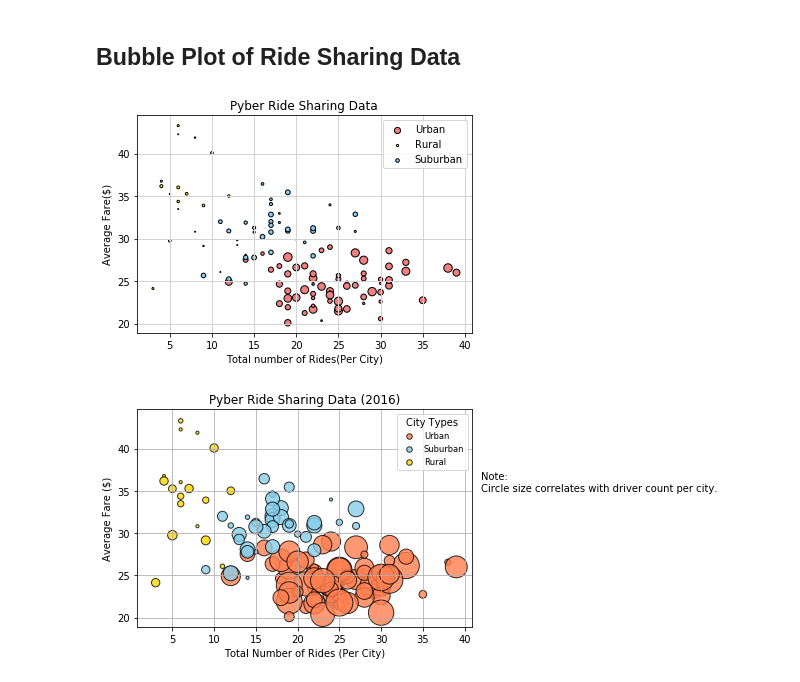
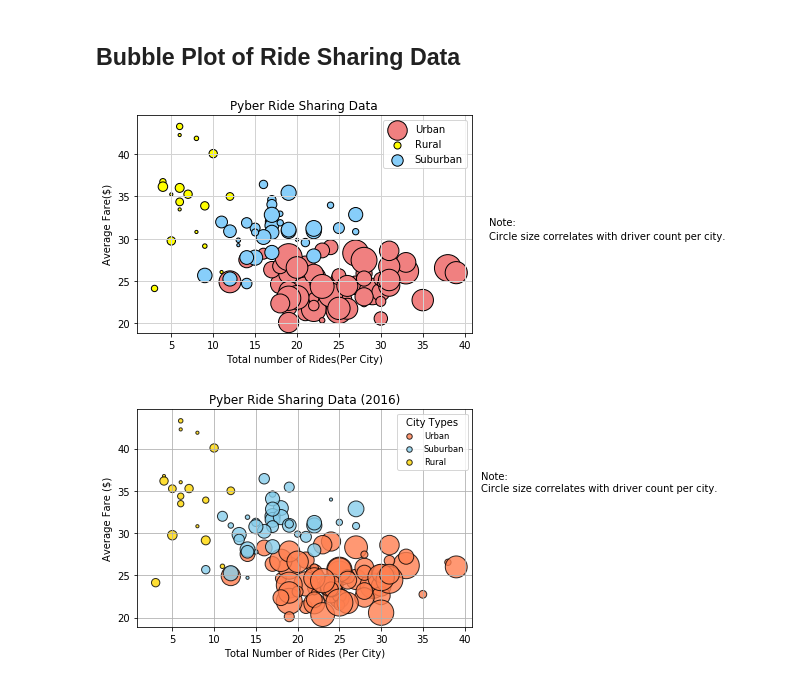
Before and after one commit to vabigdatamover/Barhorst_DataBootCamp_HW, a Jupyter notebook: Barhorst-Homework/Unit_5_Matplolib_Homework/Pyber/Barhorst_Matplotlib_v1.ipynb, the cells around one changed output. Drawn from its saved outputs; the diff is of its cells as text; code cells hidden in the pictures.

```diff
--- a/Barhorst-Homework/Unit_5_Matplolib_Homework/Pyber/Barhorst_Matplotlib_v1.ipynb
+++ b/Barhorst-Homework/Unit_5_Matplolib_Homework/Pyber/Barhorst_Matplotlib_v1.ipynb
@@ -28,12 +28,12 @@ transportation_data_complete.head()
 ## Bubble Plot of Ride Sharing Data
 # %%
 #average fare per city and type
-city_group=transportation_data_complete.groupby(["city","type"])
-average_fare=city_group["fare"].mean().reset_index()
-average_fare_by_type=average_fare.set_index('type')
-average_fare_urban=average_fare_by_type.loc["Urban"]
-average_fare_rural=average_fare_by_type.loc["Rural"]
-average_fare_suburban=average_fare_by_type.loc["Suburban"]
+#city_group=transportation_data_complete.groupby(["city","type"])
+#average_fare=city_group["fare"].mean().reset_index()
+#average_fare_by_type=average_fare.set_index('type')
+#average_fare_urban=average_fare_by_type.loc["Urban"]
+#average_fare_rural=average_fare_by_type.loc["Rural"]
+#average_fare_suburban=average_fare_by_type.loc["Suburban"]
 
 #total number of rides per city
 count_rides=city_group['ride_id'].count().reset_index()
@@ -43,48 +43,57 @@ count_rides_rural=count_rides_by_type.loc["Rural"]
 count_rides_suburban=count_rides_by_type.loc["Suburban"]
 
 #total number of drivers per city
-drivers=city_data[["city","driver_count","type"]]
-drivers_by_type=drivers.set_index('type')
-drivers_urban=drivers_by_type.loc["Urban"]
-drivers_rural=drivers_by_type.loc["Rural"]
-drivers_suburban=drivers_by_type.loc["Suburban"]
+#drivers=city_data[["city","driver_count","type"]]
+#drivers_by_type=drivers.set_index('type')
+#drivers_urban=drivers_by_type.loc["Urban"]
+#drivers_rural=drivers_by_type.loc["Rural"]
+#drivers_suburban=drivers_by_type.loc["Suburban"]
 # %%
 # Obtain the x and y coordinates for each of the three city types
 
 #plot data for Urban cities
 x_urban= count_rides_urban['ride_id']
 y_urban= average_fare_urban['fare']
-plt.scatter(x_urban,y_urban, color="lightcoral",edgecolors= "black",s=drivers_urban['driver_count'],alpha=1.0,
+plt.scatter(x_urban,y_urban, color="lightcoral",edgecolors= "black",s=drivers_urban['driver_count']*10,alpha=1.0,
            label="Urban")
 
 #plot data for Rural cities
 x_rural= count_rides_rural['ride_id']
 y_rural= average_fare_rural['fare']
-plt.scatter(x_rural,y_rural,color="yellow",edgecolors= "black", s=drivers_rural['driver_count'],alpha=1.0,
+plt.scatter(x_rural,y_rural,color="yellow",edgecolors= "black", s=drivers_rural['driver_count']*10,alpha=1.0,
             label="Rural")
 
 #plot data for Suburban cities
 x_suburban= count_rides_suburban['ride_id']
 y_suburban= average_fare_suburban['fare']
-plt.scatter(x_suburban,y_suburban,color="lightskyblue",edgecolors= "black",s=drivers_suburban['driver_count'],
+plt.scatter(x_suburban,y_suburban,color="lightskyblue",edgecolors= "black",s=drivers_suburban['driver_count']*10,
             alpha=1.0, label="Suburban")
-
 
 #Creates a grid
 plt.grid(color='lightgray', linestyle='-', linewidth=1)
 
 #legend
 plt.legend(loc="best")
+
+#lgnd.legendHandles[0]._sizes = [30]
+#lgnd.legendHandles[1]._sizes = [30]
+#lgnd.legendHandles[2]._sizes = [30]
+
+
 plt.xlabel("Total number of Rides(Per City)")
 plt.ylabel("Average Fare($)")
 plt.title("Pyber Ride Sharing Data")
-#plt.(left)title("(Left Side)Note:/Circle size corelates to driver count per city")
+# Adding note on right hand side
+textstr = ('Note:')
+plt.text(.94, 0.5, textstr, fontsize=10, transform=plt.gcf().transFigure)
+textstr = ('Circle size correlates with driver count per city.')
+plt.text(.94, 0.45, textstr, fontsize=10, transform=plt.gcf().transFigure)
 # Save Figure
 plt.savefig("data/CityRideScatter.png")
 #Show
 plt.show()
 # %% [output]
-[figure, old version]
+[figure, new version]
 # %%
 # %% [output]
 [figure]
```
Also changed, not shown: parts of 7 cells of this notebook, 1 other file.
